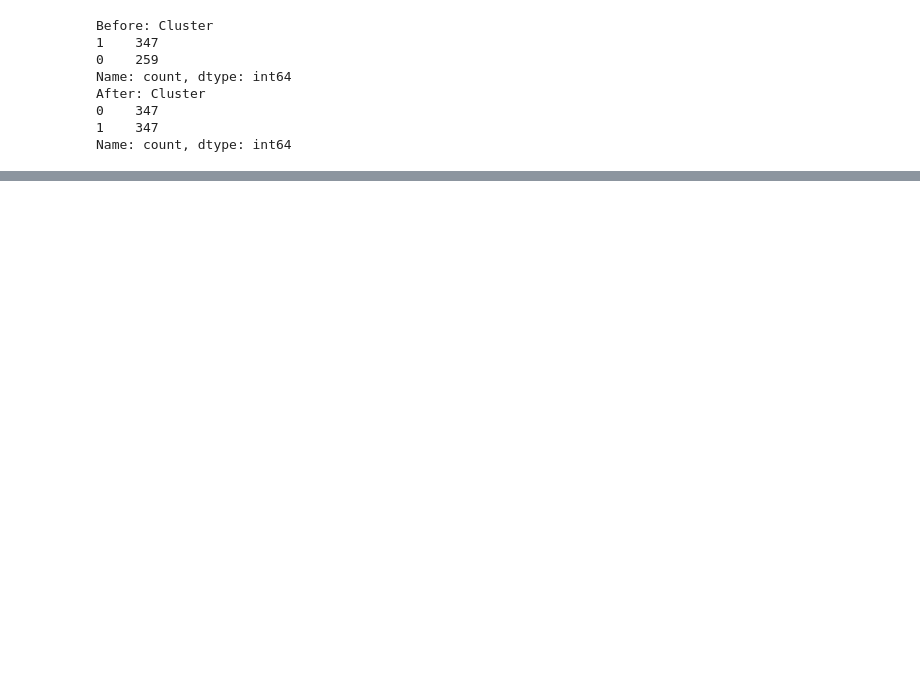
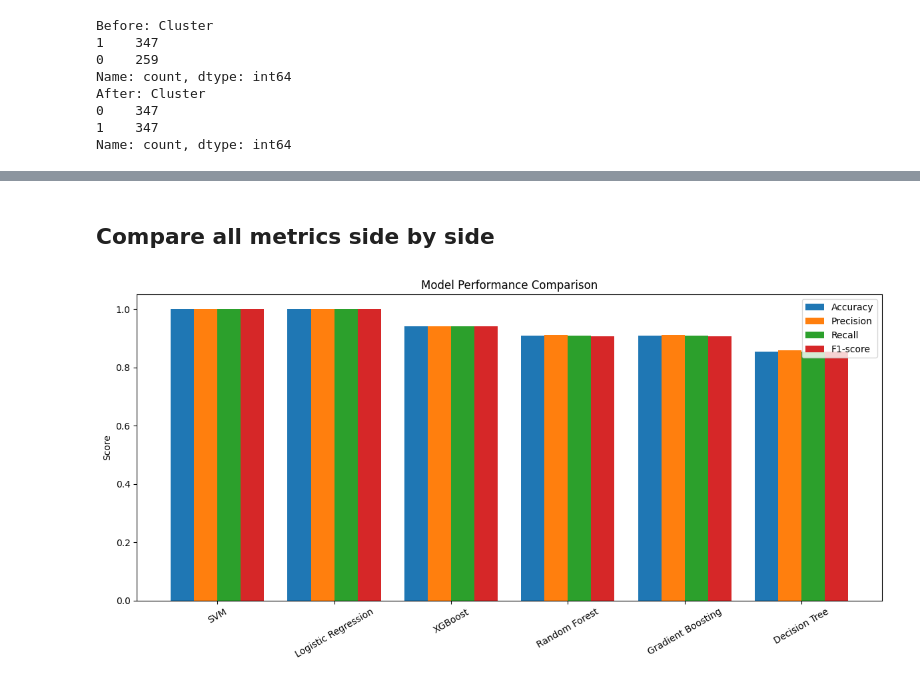
Before and after one commit to 9asdaoui/diabetes-risk-prediction, a Jupyter notebook: notebooks/04_Classification.ipynb, the cells around one changed output, grey strips where cells are left out. Cells and saved outputs as stored; diff of their text form; code cells hidden in the pictures; blank space fills up the shorter version.

```diff
--- a/notebooks/04_Classification.ipynb
+++ b/notebooks/04_Classification.ipynb
@@ -96,0 +277,25 @@ print(results)
+# %% [markdown]
+## Compare all metrics side by side
+# %%
+import matplotlib.pyplot as plt
+import numpy as np
+
+metrics = ['Accuracy', 'Precision', 'Recall', 'F1-score']
+
+x = np.arange(len(results_df['Model']))
+width = 0.2
+
+plt.figure(figsize=(12,6))
+plt.bar(x - 1.5*width, results_df['Accuracy'], width, label='Accuracy')
+plt.bar(x - 0.5*width, results_df['Precision'], width, label='Precision')
+plt.bar(x + 0.5*width, results_df['Recall'], width, label='Recall')
+plt.bar(x + 1.5*width, results_df['F1-score'], width, label='F1-score')
+
+plt.xticks(x, results_df['Model'], rotation=30)
+plt.ylabel('Score')
+plt.title('Model Performance Comparison')
+plt.legend()
+plt.tight_layout()
+plt.show()
+# %% [output]
+[figure, added]
```
Also changed, not shown: parts of 10 cells of this notebook, 9 other files.
